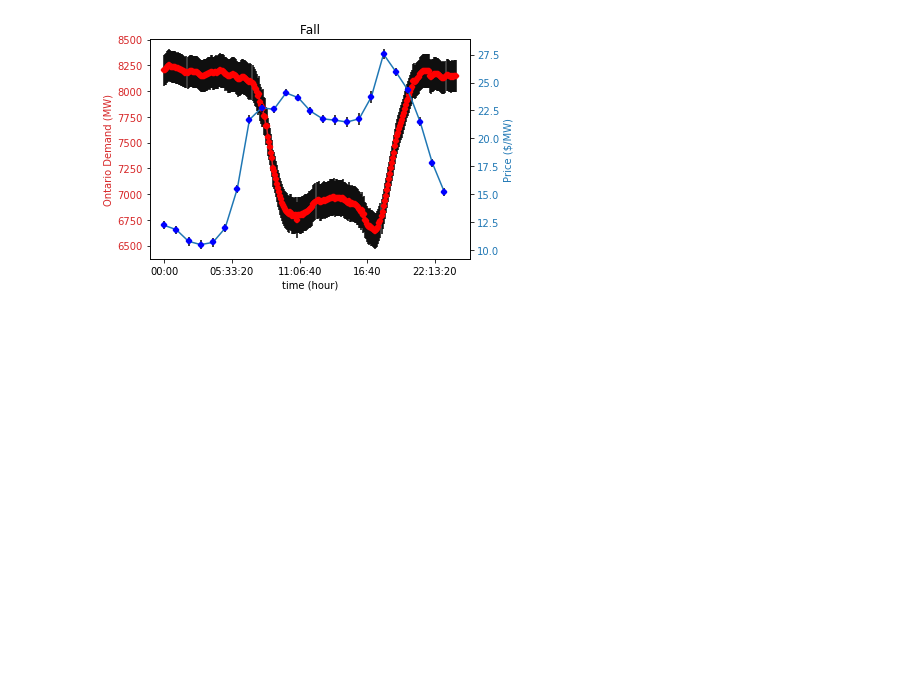
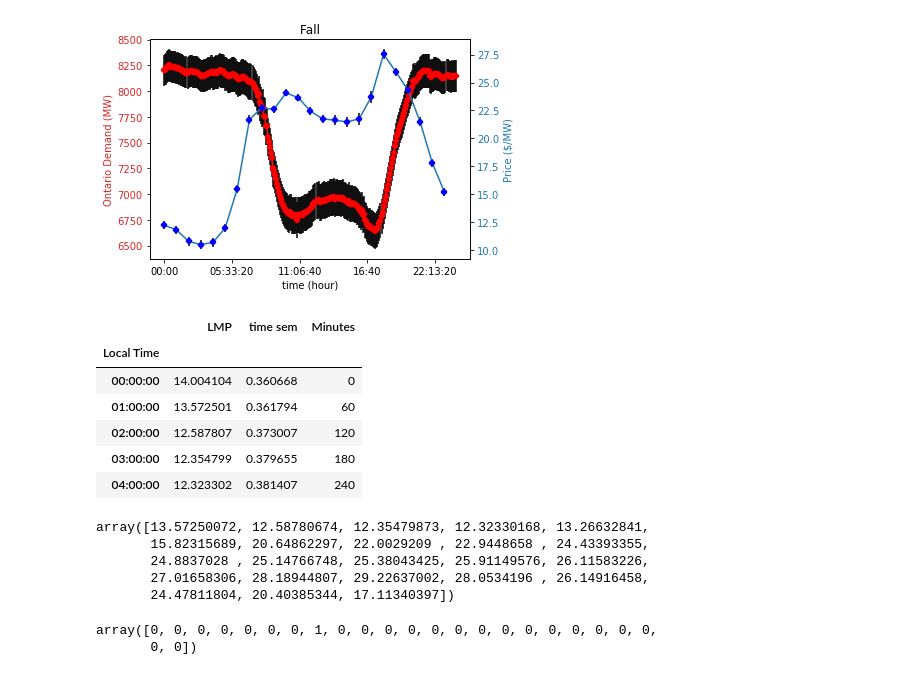
Before and after one commit to felipeascouto/energy, a Jupyter notebook: research_p1.ipynb, the cells around one changed output. Drawn from its saved outputs; the diff is of its cells as text; code cells hidden in the pictures; blank space fills up the shorter version.

```diff
--- a/research_p1.ipynb
+++ b/research_p1.ipynb
@@ -263,3 +264,46 @@ plot_dfs_seasons(gen_mix, DA_aggloc)
 [figure]
 [figure]
 [figure]
+# %%
+timespan = [str(d) for d in DA_price.index.values.tolist()]
+minutes = []
+for t in timespan:
+    minutes.append(int(t.split(':')[0])*60)
+DA_price['Minutes'] = np.array(minutes)
+DA_price.head()
+# %% [output]
+|  | LMP | time sem | Minutes |
+| Local Time |  |  |  |
+| 00:00:00 | 14.004104 | 0.360668 | 0 |
+| 01:00:00 | 13.572501 | 0.361794 | 60 |
+| 02:00:00 | 12.587807 | 0.373007 | 120 |
+| 03:00:00 | 12.354799 | 0.379655 | 180 |
+| 04:00:00 | 12.323302 | 0.381407 | 240 |
+# %%
+DA_price['LMP'][1:].values
+# %% [output]
+array([13.57250072, 12.58780674, 12.35479873, 12.32330168, 13.26632841,
+       15.82315689, 20.64862297, 22.0029209 , 22.9448658 , 24.43393355,
+       24.8837028 , 25.14766748, 25.38043425, 25.91149576, 26.11583226,
+       27.01658306, 28.18944807, 29.22637002, 28.0534196 , 26.14916458,
+       24.47811804, 20.40385344, 17.11340397])
+# %%
+dict_ssr = {}
+
+for i in range(24):
+    try:
+        x_avg = (DA_price['Minutes'][i]+DA_price['Minutes'][i+1])/2
+        y_avg1 = DA_price['LMP'][0:i+1].values.mean()
+        y_avg2 = DA_price['LMP'][i:].values.mean()
+        ssr = ((DA_price['LMP'][0:i+1].values - y_avg1)**2).sum() + ((DA_price['LMP'][i:].values - y_avg2)**2).sum()
+        dict_ssr[i] = ssr
+    except:
+        y_avg1 = DA_price['LMP'].values.mean()
+        ssr = ((DA_price['LMP'][0:i+1].values - y_avg1)**2).sum()
+        dict_ssr[i] = ssr
+
+ssr_min = np.array(list(dict_ssr.values())).min()
+np.where(np.array(list(dict_ssr.values()))==ssr_min,1,0).loc
+# %% [output]
+array([0, 0, 0, 0, 0, 0, 0, 1, 0, 0, 0, 0, 0, 0, 0, 0, 0, 0, 0, 0, 0, 0,
+       0, 0])
```
Also changed, not shown: parts of 8 cells of this notebook.
